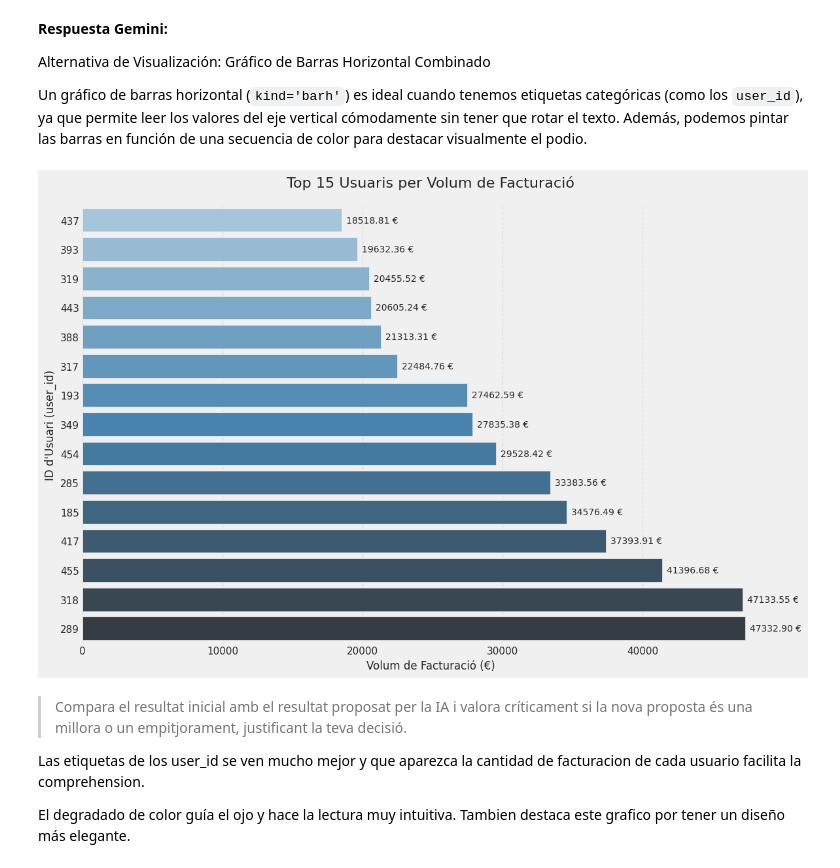
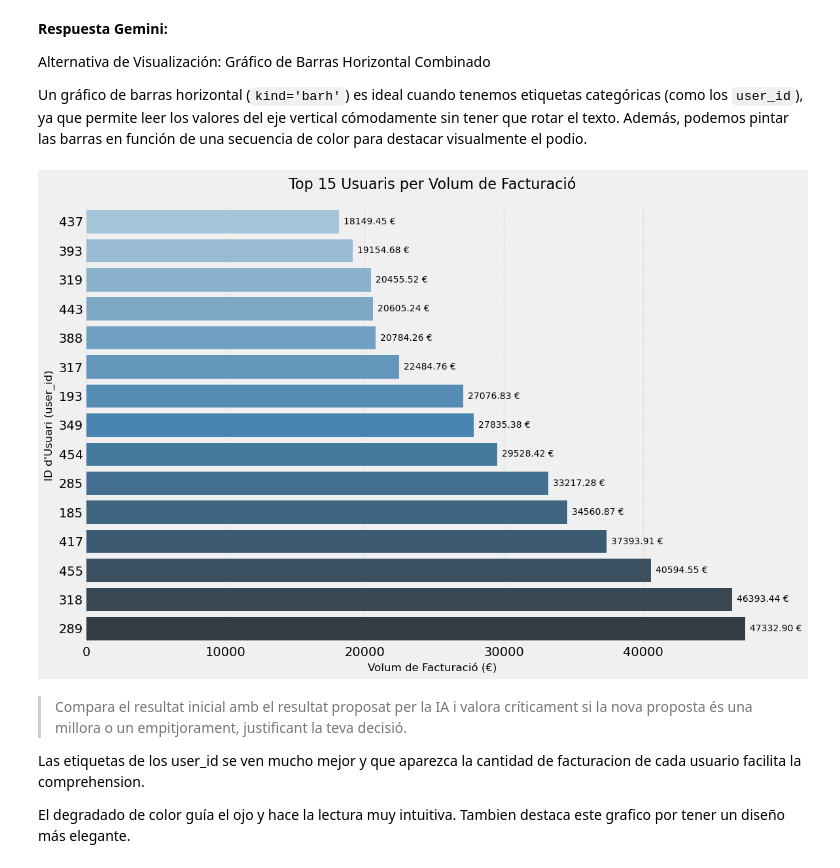
Before and after one commit to melinaauradon/ITAcademy, a Jupyter notebook: sprint 9/sprint_9.ipynb, the cells around one changed output. Saved outputs shown, nothing was run; the diff lists cells and outputs as text; code cells hidden in the pictures.

```diff
--- a/sprint 9/sprint_9.ipynb
+++ b/sprint 9/sprint_9.ipynb
@@ -236,0 +208,7 @@ facturacion_usuarios
+# %%
+# Seleccionamos unicamente las transacciones aceptadas
+df_aceptadas = df[df['declined'] == 0].copy()
+# %%
+# Agrupar por usuario y calcular el volumen total por usuario
+volumen_facturacion = (df_aceptadas.groupby('user_id')['amount'].sum().reset_index())
+volumen_facturacion
@@ -239,4 +232,4 @@ facturacion_usuarios
 # %%
-facturacion_usuarios = facturacion_usuarios.sort_values(by='volumen_facturacion', ascending=False)
-facturacion_usuarios.head()
+top_15 = volumen_facturacion.sort_values(by='amount', ascending=False).head(15)
+top_15
 # %% [output]
@@ -253,3 +251,0 @@ facturacion_usuarios.head()
-# %%
-top_15= facturacion_usuarios.nlargest(15, 'volumen_facturacion')
-top_15
@@ -321,38 +297,38 @@ import matplotlib.pyplot as plt
 import seaborn as sns
 
 # Preparem les dades ordenades de menor a major perquè en el gràfic horitzontal es llegeixi de dalt a baix
-top_15_sorted = top_15.sort_values(by='volumen_facturacion', ascending=True).reset_index()
+top_15_sorted = top_15.sort_values(by='amount', ascending=True).reset_index(drop=True)
 top_15_sorted['user_id'] = top_15_sorted['user_id'].astype(str) # Convertim a text per evitar que seaborn ho tracti com a numèric continu
 
 # Configurem la figura
 plt.figure(figsize=(12, 8))
 
 # Utilitzem un degradat de colors per donar més pes visual als que facturen més
 palette = sns.color_palette("Blues_d", n_colors=len(top_15_sorted))
 
 ax = sns.barplot(
     data=top_15_sorted,
-    x="volumen_facturacion",
+    x="amount",
     y="user_id",
     palette=palette,
     hue="user_id",
     legend=False
 )
 
 # Afegim els valors absoluts al final de cada barra per facilitar la lectura exacta
 for container in ax.containers:
     ax.bar_label(container, fmt='%.2f €', padding=5, fontsize=10)
 
 plt.title("Top 15 Usuaris per Volum de Facturació", fontsize=16, pad=20)
 plt.xlabel("Volum de Facturació (€)", fontsize=12)
 plt.ylabel("ID d'Usuari (user_id)", fontsize=12)
 plt.grid(axis='x', linestyle='--', alpha=0.5)
 
 sns.despine(left=True, bottom=True)
 plt.tight_layout()
 plt.show()
 # %% [output]
-[figure, old version]
+[figure, new version]
 # %% [markdown]
 > Compara el resultat inicial amb el resultat proposat per la IA i valora críticament si la nova proposta és una millora o un empitjorament, justificant la teva decisió.
 
```
Also changed, not shown: parts of 67 cells of this notebook.
